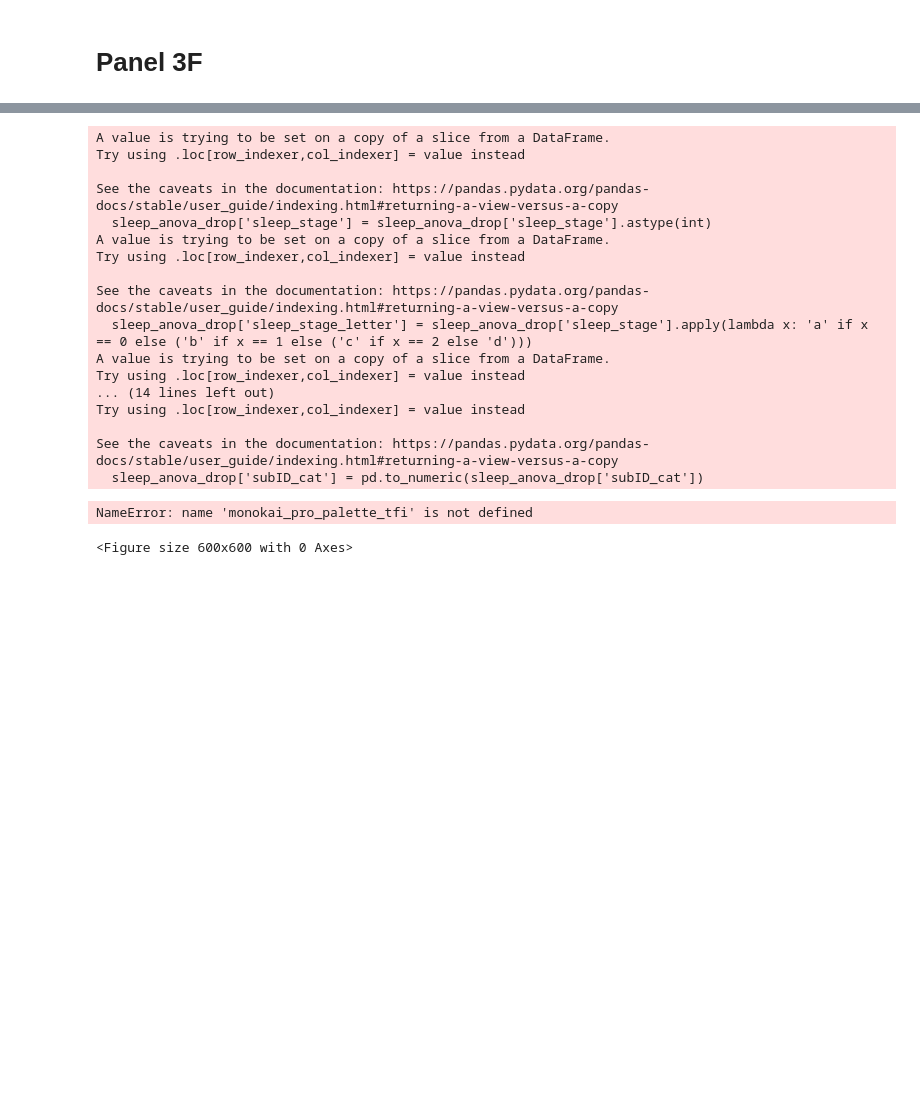
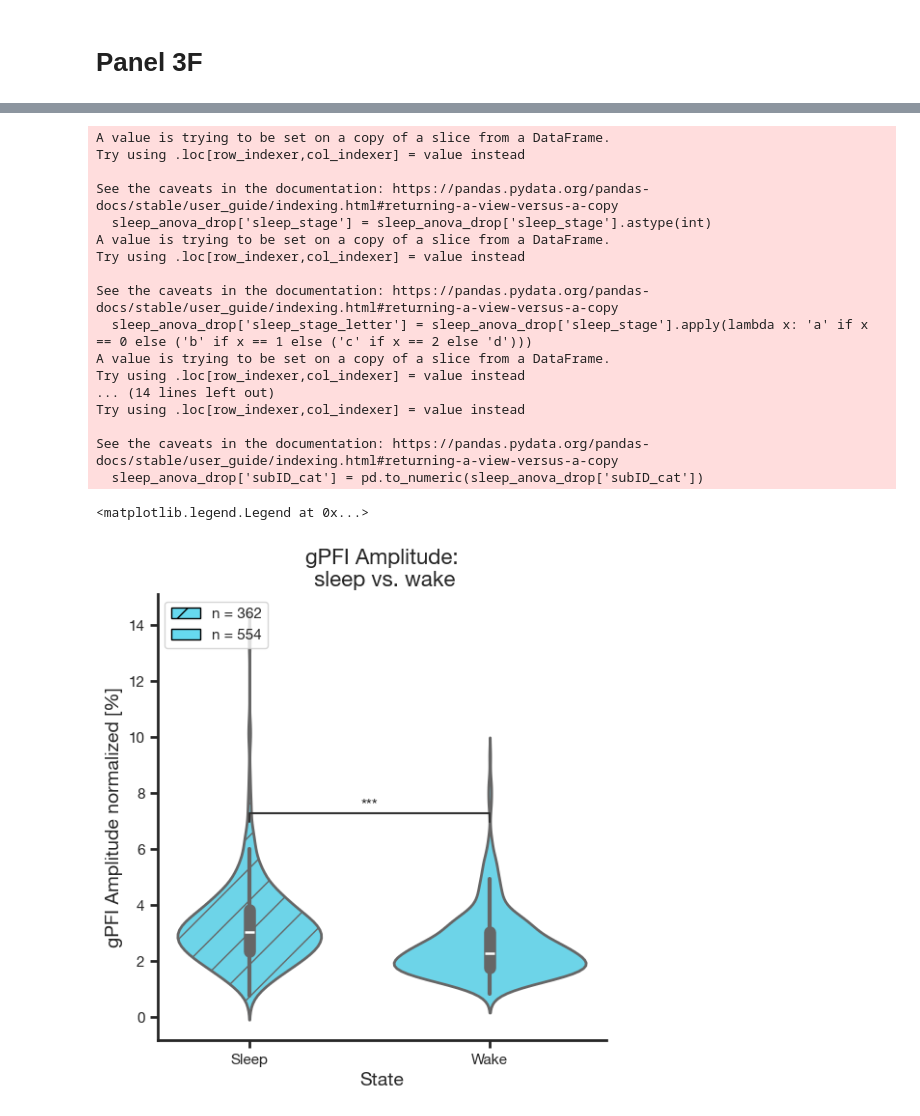
Before and after one commit to VikNeu/LV-CSF-flow-clear, a Jupyter notebook: stats/Figure_3_Sleep_Wakefulness.ipynb, the cells around one changed output, grey strips where cells are left out. Drawn from its saved outputs; the diff is of its cells as text; code cells hidden in the pictures; blank space fills up the shorter version.

```diff
--- a/stats/Figure_3_Sleep_Wakefulness.ipynb
+++ b/stats/Figure_3_Sleep_Wakefulness.ipynb
@@ -719,19 +661,14 @@ sleep_anova = sleep.drop(['session', 'start_time', 'session_number', 'Start_TR',
 # drop rows, where sleep stadium wasn't properly assigned
 sleep_anova_drop = sleep_anova.loc[sleep_anova['sleep_stage'].isin(['0', '1', '2'])]
 sleep_anova_drop['sleep_stage'] = sleep_anova_drop['sleep_stage'].astype(int)
-# Code sleep stage as categorical variable, so it is not numeric and thus handled categorically rather than calculating linear increase in amplitude, when sleep stage jumps 1 higher
+
 sleep_anova_drop['sleep_stage_letter'] = sleep_anova_drop['sleep_stage'].apply(lambda x: 'a' if x == 0 else ('b' if x == 1 else ('c' if x == 2 else 'd')))
 sleep_anova_drop['partial_volume_amplitude'] = sleep_anova_drop['partial_volume_amplitude'].astype(int)
 sleep_anova_drop['partial_volume_amplitude_normalized'] = sleep_anova_drop['partial_volume_amplitude_normalized']*100
 
 # Extract numerical part from 'subID' column
 sleep_anova_drop['subID_cat'] = sleep_anova_drop['subID'].str.extract(r'(\d+)')
-# Convert 'subID_cat' column to numeric type
 sleep_anova_drop['subID_cat'] = pd.to_numeric(sleep_anova_drop['subID_cat'])
-#sleep_anova_drop = pd.get_dummies(sleep_anova_drop, columns=['subID_cat'])
-
-# REDESIGN SO THAT SLEEP COMES BEFORE WAKE
-# 1 - B. Anterior vs. Posterior vs. Eroded Correlation Values to occipital
 
 sleep_wake = pd.DataFrame()
 sleep_wake['tfi'] = pd.concat([sleep_anova_drop[sleep_anova_drop['sleep_stage'] == 1]['partial_volume_amplitude'],sleep_anova_drop[sleep_anova_drop['sleep_stage'] == 2]['partial_volume_amplitude'],sleep_anova_drop[sleep_anova_drop['sleep_stage'] == 0]['partial_volume_amplitude']], axis=0)
@@ -745,9 +682,9 @@ sleep_wake['state_name'] = sleep_wake['state_categorical'].apply(lambda x: "Wake
 print(sleep_wake['pfi_norm'])
 
 fig = plt.figure(figsize=(6, 6))
-#ax = sns.violinplot(x="state_name",y='tfi',data=sleep_wake, palette=monokai_pro_palette_tfi, saturation=0.9, linewidth=2, inner="box", fill=False)
-ax = sns.violinplot(x="state_name",y='pfi_norm',data=sleep_wake, palette=monokai_pro_palette_tfi, saturation=0.9, linewidth=2, inner="box", fill=True)
-#ax = sns.boxplot(x="state_name",y='pfi_norm',data=sleep_wake, palette=monokai_pro_palette_tfi, saturation=0.9, linewidth=2, fill=True)
+
+ax = sns.violinplot(x="state_name",y='pfi_norm',data=sleep_wake, color=(102/255, 217/255, 239/255), saturation=0.9, linewidth=2, inner="box", fill=True)
+
 ax.tick_params(axis='x', which='both', direction='out', width=2)  # Adjust the width as needed
 ax.tick_params(axis='y', which='both', direction='out', width=2)  # Adjust the width as needed
 sns.despine()  # Adjust spines
@@ -775,8 +712,7 @@ plotting_parameters = {
             'data':    sleep_wake,
             'x':       'state_name',
             'y':       'pfi_norm',
-            #'y':       'tfi',
-            #'hue':     'subID'
+
         }
 
 
@@ -815,17 +751,9 @@ annotator.annotate()
 plt.title(f'gPFI Amplitude:\n sleep vs. wake',fontsize = 16, weight = 'bold')
 plt.xlabel('State', fontsize = 14)
 plt.ylabel('gPFI Amplitude normalized [%]', fontsize = 14)
-#annotator = Annotator(ax, pairs, **plotting_parameters)
-#annotator.set_custom_annotations(formatted_pvalue)
-#annotator.set_pvalues_and_annotate(pvalues)
 
-# old way
-#colors = [artist.get_facecolor() for artist in ax.collections]
-#legend_patches = [Patch(color=colors[0]), Patch(color=colors[2])]
-#legend_labels = [f"n = {len(sleep_anova_drop[sleep_anova_drop['sleep_stage'] == 0])}",f"n = {len(sleep_anova_drop[sleep_anova_drop['sleep_stage'] == 1]) + len(sleep_anova_drop[sleep_anova_drop['sleep_stage'] == 2])}"]
-#ax.legend(legend_patches, legend_labels, loc='upper left')
 
-# new way:
+
 legend_patches = [
     Patch(facecolor=(102/255, 217/255, 239/255), edgecolor='black', hatch='/', label=f'n = {len(sleep_anova_drop[sleep_anova_drop['sleep_stage'] == 1]) + len(sleep_anova_drop[sleep_anova_drop['sleep_stage'] == 2])}'),
     Patch(facecolor=(102/255, 217/255, 239/255), edgecolor='black', label=f'n = {len(sleep_anova_drop[sleep_anova_drop['sleep_stage'] == 0])}')
@@ -856,19 +789,19 @@ Name: pfi_norm, Length: 916, dtype: float64
 A value is trying to be set on a copy of a slice from a DataFrame.
 Try using .loc[row_indexer,col_indexer] = value instead
 
 See the caveats in the documentation: https://pandas.pydata.org/pandas-docs/stable/user_guide/indexing.html#returning-a-view-versus-a-copy
   sleep_anova_drop['sleep_stage'] = sleep_anova_drop['sleep_stage'].astype(int)
 A value is trying to be set on a copy of a slice from a DataFrame.
 Try using .loc[row_indexer,col_indexer] = value instead
 
 See the caveats in the documentation: https://pandas.pydata.org/pandas-docs/stable/user_guide/indexing.html#returning-a-view-versus-a-copy
   sleep_anova_drop['sleep_stage_letter'] = sleep_anova_drop['sleep_stage'].apply(lambda x: 'a' if x == 0 else ('b' if x == 1 else ('c' if x == 2 else 'd')))
 A value is trying to be set on a copy of a slice from a DataFrame.
 Try using .loc[row_indexer,col_indexer] = value instead
 ... (14 lines left out)
 Try using .loc[row_indexer,col_indexer] = value instead
 
 See the caveats in the documentation: https://pandas.pydata.org/pandas-docs/stable/user_guide/indexing.html#returning-a-view-versus-a-copy
   sleep_anova_drop['subID_cat'] = pd.to_numeric(sleep_anova_drop['subID_cat'])
-NameError: name 'monokai_pro_palette_tfi' is not defined
+<matplotlib.legend.Legend at 0x...>
-<Figure size 600x600 with 0 Axes>
+[figure, added]
```
Also changed, not shown: parts of 8 cells of this notebook, 10 other files.
